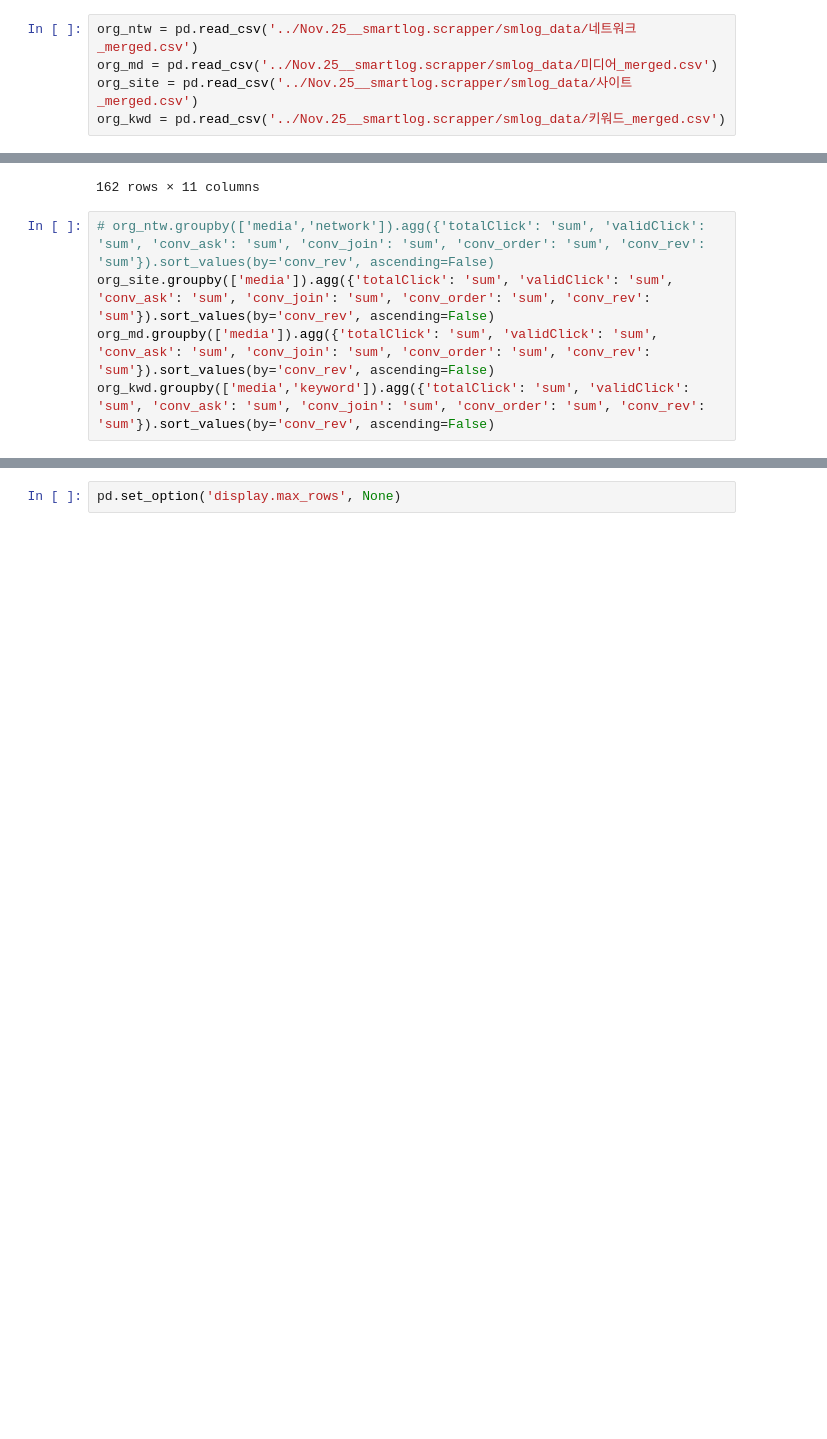
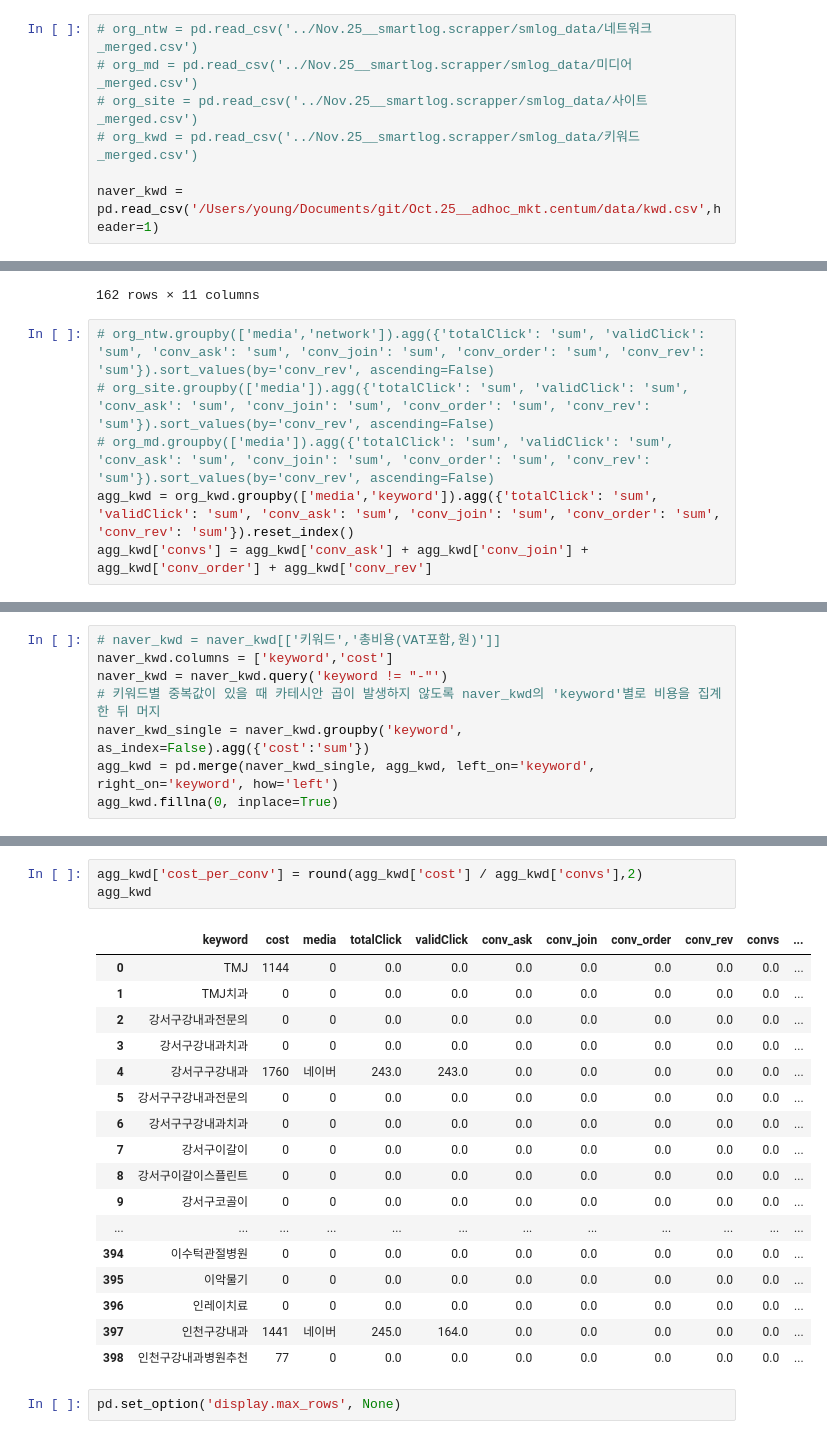
Before and after one commit to skadudd/Oct.25__adhoc_mkt.centum, a Jupyter notebook: 1.1w__WIP/1.1w__analysis.ipynb, the cells around one changed output, grey strips where cells are left out. Drawn from its saved outputs; the diff is of its cells as text; blank space fills up the shorter version.

Commit message:
Refactor Jupyter notebook for data analysis: update execution counts, comment out obsolete data loading lines, and add new data aggregation and merging logic for keyword cost analysis.

```diff
--- a/1.1w__WIP/1.1w__analysis.ipynb
+++ b/1.1w__WIP/1.1w__analysis.ipynb
@@ -2,10 +2,12 @@
 import pandas as pd
 import re
 # %%
-org_ntw = pd.read_csv('../Nov.25__smartlog.scrapper/smlog_data/네트워크_merged.csv')
-org_md = pd.read_csv('../Nov.25__smartlog.scrapper/smlog_data/미디어_merged.csv')
-org_site = pd.read_csv('../Nov.25__smartlog.scrapper/smlog_data/사이트_merged.csv')
-org_kwd = pd.read_csv('../Nov.25__smartlog.scrapper/smlog_data/키워드_merged.csv')
+# org_ntw = pd.read_csv('../Nov.25__smartlog.scrapper/smlog_data/네트워크_merged.csv')
+# org_md = pd.read_csv('../Nov.25__smartlog.scrapper/smlog_data/미디어_merged.csv')
+# org_site = pd.read_csv('../Nov.25__smartlog.scrapper/smlog_data/사이트_merged.csv')
+# org_kwd = pd.read_csv('../Nov.25__smartlog.scrapper/smlog_data/키워드_merged.csv')
+
+naver_kwd = pd.read_csv('/Users/young/Documents/git/Oct.25__adhoc_mkt.centum/data/kwd.csv',header=1)
 # %%
 ntw_columns = ['media','network','totalClick','validClick','churnRate','avgSesstionTime','conv_ask','conv_join','conv_order','conv_rev','date']
 kwd_columns = ['media','keyword','totalClick','validClick','churnRate','avgSesstionTime','conv_ask','conv_join','conv_order','conv_rev','date']
@@ -63,6 +65,7 @@ memory usage: 14.1+ KB
 162 rows × 11 columns
 # %%
 # org_ntw.groupby(['media','network']).agg({'totalClick': 'sum', 'validClick': 'sum', 'conv_ask': 'sum', 'conv_join': 'sum', 'conv_order': 'sum', 'conv_rev': 'sum'}).sort_values(by='conv_rev', ascending=False)
-org_site.groupby(['media']).agg({'totalClick': 'sum', 'validClick': 'sum', 'conv_ask': 'sum', 'conv_join': 'sum', 'conv_order': 'sum', 'conv_rev': 'sum'}).sort_values(by='conv_rev', ascending=False)
-org_md.groupby(['media']).agg({'totalClick': 'sum', 'validClick': 'sum', 'conv_ask': 'sum', 'conv_join': 'sum', 'conv_order': 'sum', 'conv_rev': 'sum'}).sort_values(by='conv_rev', ascending=False)
-org_kwd.groupby(['media','keyword']).agg({'totalClick': 'sum', 'validClick': 'sum', 'conv_ask': 'sum', 'conv_join': 'sum', 'conv_order': 'sum', 'conv_rev': 'sum'}).sort_values(by='conv_rev', ascending=False)
+# org_site.groupby(['media']).agg({'totalClick': 'sum', 'validClick': 'sum', 'conv_ask': 'sum', 'conv_join': 'sum', 'conv_order': 'sum', 'conv_rev': 'sum'}).sort_values(by='conv_rev', ascending=False)
+# org_md.groupby(['media']).agg({'totalClick': 'sum', 'validClick': 'sum', 'conv_ask': 'sum', 'conv_join': 'sum', 'conv_order': 'sum', 'conv_rev': 'sum'}).sort_values(by='conv_rev', ascending=False)
+agg_kwd = org_kwd.groupby(['media','keyword']).agg({'totalClick': 'sum', 'validClick': 'sum', 'conv_ask': 'sum', 'conv_join': 'sum', 'conv_order': 'sum', 'conv_rev': 'sum'}).reset_index()
+agg_kwd['convs'] = agg_kwd['conv_ask'] + agg_kwd['conv_join'] + agg_kwd['conv_order'] + agg_kwd['conv_rev']
@@ -87,0 +72,8 @@ org_kwd.groupby(['media','keyword']).agg({'totalClick': 'sum', 'validClick': 'su
+# %%
+# naver_kwd = naver_kwd[['키워드','총비용(VAT포함,원)']]
+naver_kwd.columns = ['keyword','cost']
+naver_kwd = naver_kwd.query('keyword != "-"')
+# 키워드별 중복값이 있을 때 카테시안 곱이 발생하지 않도록 naver_kwd의 'keyword'별로 비용을 집계한 뒤 머지
+naver_kwd_single = naver_kwd.groupby('keyword', as_index=False).agg({'cost':'sum'})
+agg_kwd = pd.merge(naver_kwd_single, agg_kwd, left_on='keyword', right_on='keyword', how='left')
+agg_kwd.fillna(0, inplace=True)
@@ -88,2 +90,23 @@ org_kwd.groupby(['media','keyword']).agg({'totalClick': 'sum', 'validClick': 'su
+# %%
+agg_kwd['cost_per_conv'] = round(agg_kwd['cost'] / agg_kwd['convs'],2)
+agg_kwd
+# %% [output]
+|  | keyword | cost | media | totalClick | validClick | conv_ask | conv_join | conv_order | conv_rev | convs | ... |
+| 0 | TMJ | 1144 | 0 | 0.0 | 0.0 | 0.0 | 0.0 | 0.0 | 0.0 | 0.0 | ... |
+| 1 | TMJ치과 | 0 | 0 | 0.0 | 0.0 | 0.0 | 0.0 | 0.0 | 0.0 | 0.0 | ... |
+| 2 | 강서구강내과전문의 | 0 | 0 | 0.0 | 0.0 | 0.0 | 0.0 | 0.0 | 0.0 | 0.0 | ... |
+| 3 | 강서구강내과치과 | 0 | 0 | 0.0 | 0.0 | 0.0 | 0.0 | 0.0 | 0.0 | 0.0 | ... |
+| 4 | 강서구구강내과 | 1760 | 네이버 | 243.0 | 243.0 | 0.0 | 0.0 | 0.0 | 0.0 | 0.0 | ... |
+| 5 | 강서구구강내과전문의 | 0 | 0 | 0.0 | 0.0 | 0.0 | 0.0 | 0.0 | 0.0 | 0.0 | ... |
+| 6 | 강서구구강내과치과 | 0 | 0 | 0.0 | 0.0 | 0.0 | 0.0 | 0.0 | 0.0 | 0.0 | ... |
+| 7 | 강서구이갈이 | 0 | 0 | 0.0 | 0.0 | 0.0 | 0.0 | 0.0 | 0.0 | 0.0 | ... |
+| 8 | 강서구이갈이스플린트 | 0 | 0 | 0.0 | 0.0 | 0.0 | 0.0 | 0.0 | 0.0 | 0.0 | ... |
+| 9 | 강서구코골이 | 0 | 0 | 0.0 | 0.0 | 0.0 | 0.0 | 0.0 | 0.0 | 0.0 | ... |
+| ... | ... | ... | ... | ... | ... | ... | ... | ... | ... | ... | ... |
+| 394 | 이수턱관절병원 | 0 | 0 | 0.0 | 0.0 | 0.0 | 0.0 | 0.0 | 0.0 | 0.0 | ... |
+| 395 | 이악물기 | 0 | 0 | 0.0 | 0.0 | 0.0 | 0.0 | 0.0 | 0.0 | 0.0 | ... |
+| 396 | 인레이치료 | 0 | 0 | 0.0 | 0.0 | 0.0 | 0.0 | 0.0 | 0.0 | 0.0 | ... |
+| 397 | 인천구강내과 | 1441 | 네이버 | 245.0 | 164.0 | 0.0 | 0.0 | 0.0 | 0.0 | 0.0 | ... |
+| 398 | 인천구강내과병원추천 | 77 | 0 | 0.0 | 0.0 | 0.0 | 0.0 | 0.0 | 0.0 | 0.0 | ... |
 # %%
 pd.set_option('display.max_rows', None)
```
Also changed, not shown: parts of 3 cells of this notebook.
